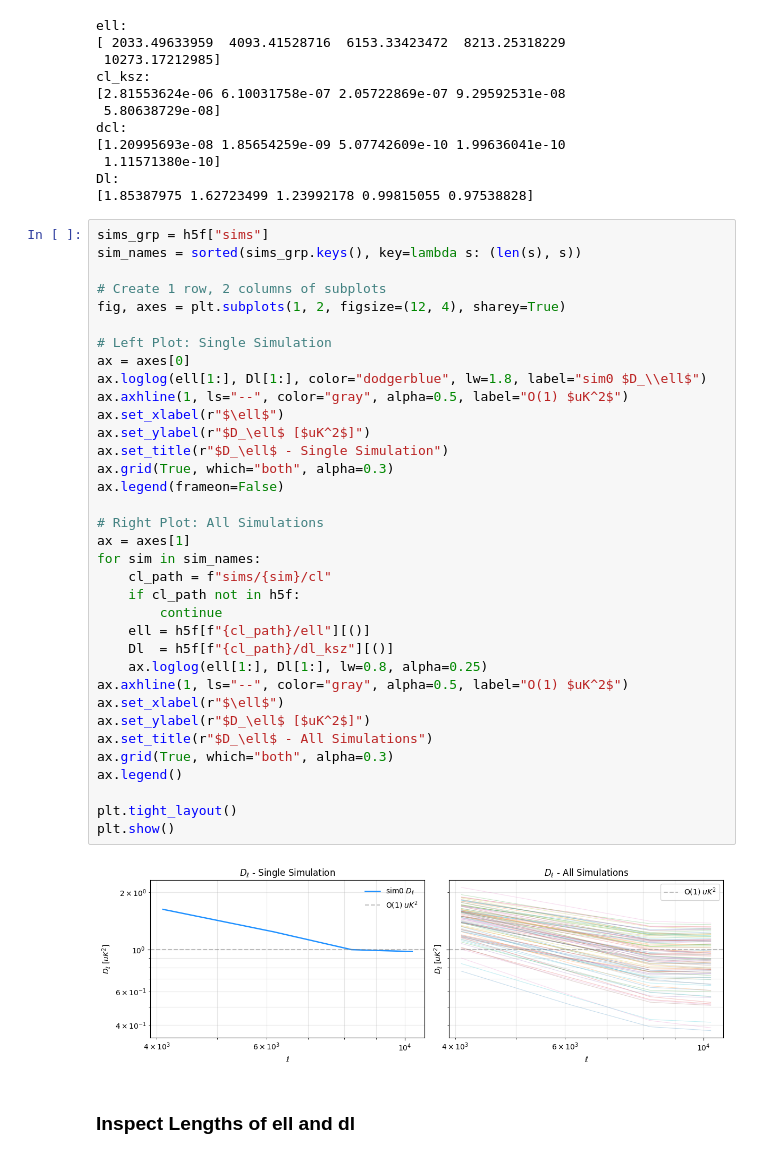
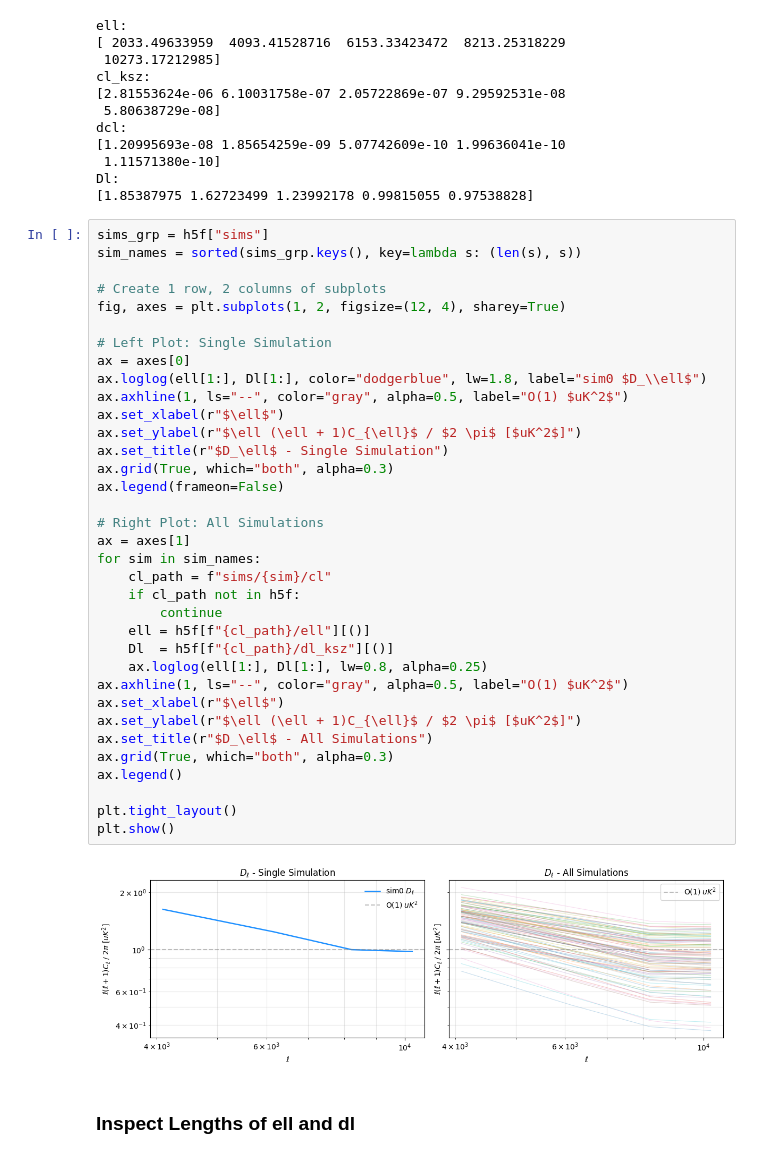
Before and after one commit to RobertxPearce/reionization-emulator, a Jupyter notebook: notebooks/proc_data_vis.ipynb, the cells around one changed output. Saved outputs shown, nothing was run; the diff lists cells and outputs as text.

```diff
--- a/notebooks/proc_data_vis.ipynb
+++ b/notebooks/proc_data_vis.ipynb
@@ -399,36 +432,36 @@ sim_names = sorted(sims_grp.keys(), key=lambda s: (len(s), s))
 # Create 1 row, 2 columns of subplots
 fig, axes = plt.subplots(1, 2, figsize=(12, 4), sharey=True)
 
 # Left Plot: Single Simulation
 ax = axes[0]
 ax.loglog(ell[1:], Dl[1:], color="dodgerblue", lw=1.8, label="sim0 $D_\\ell$")
 ax.axhline(1, ls="--", color="gray", alpha=0.5, label="O(1) $uK^2$")
 ax.set_xlabel(r"$\ell$")
-ax.set_ylabel(r"$D_\ell$ [$uK^2$]")
+ax.set_ylabel(r"$\ell (\ell + 1)C_{\ell}$ / $2 \pi$ [$uK^2$]")
 ax.set_title(r"$D_\ell$ - Single Simulation")
 ax.grid(True, which="both", alpha=0.3)
 ax.legend(frameon=False)
 
 # Right Plot: All Simulations
 ax = axes[1]
 for sim in sim_names:
     cl_path = f"sims/{sim}/cl"
     if cl_path not in h5f:
         continue
     ell = h5f[f"{cl_path}/ell"][()]
     Dl  = h5f[f"{cl_path}/dl_ksz"][()]
     ax.loglog(ell[1:], Dl[1:], lw=0.8, alpha=0.25)
 ax.axhline(1, ls="--", color="gray", alpha=0.5, label="O(1) $uK^2$")
 ax.set_xlabel(r"$\ell$")
-ax.set_ylabel(r"$D_\ell$ [$uK^2$]")
+ax.set_ylabel(r"$\ell (\ell + 1)C_{\ell}$ / $2 \pi$ [$uK^2$]")
 ax.set_title(r"$D_\ell$ - All Simulations")
 ax.grid(True, which="both", alpha=0.3)
 ax.legend()
 
 plt.tight_layout()
 plt.show()
 # %% [output]
-[figure, old version]
+[figure, new version]
 # %% [markdown]
 ### Inspect Lengths of ell and dl
 # %%
```
Also changed, not shown: parts of 5 cells of this notebook, 7 other files.
